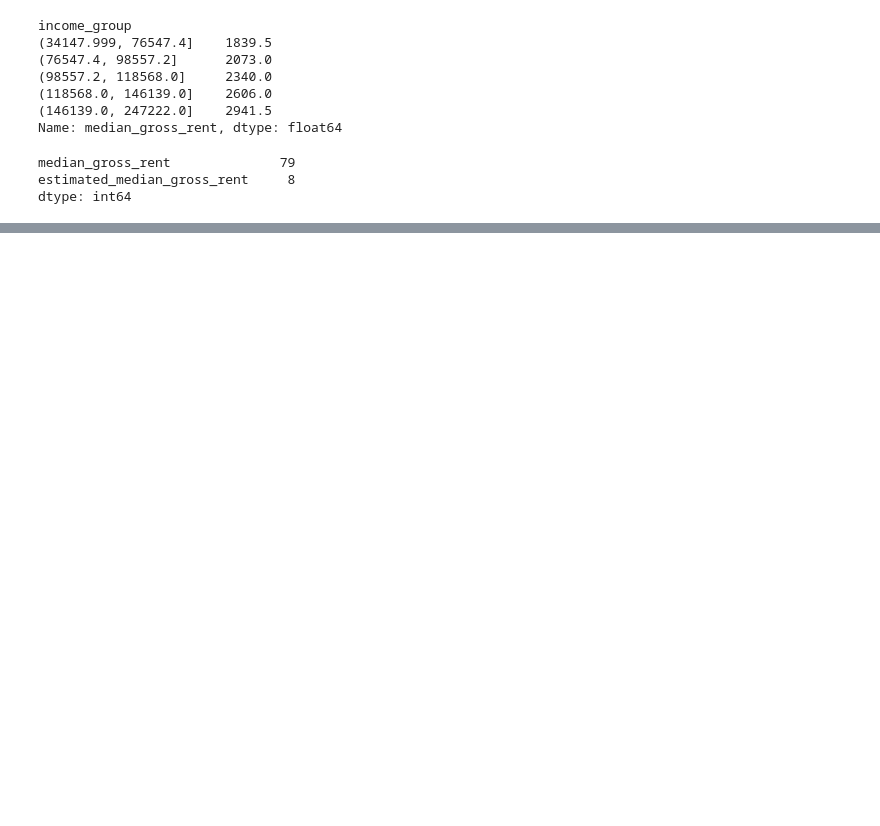
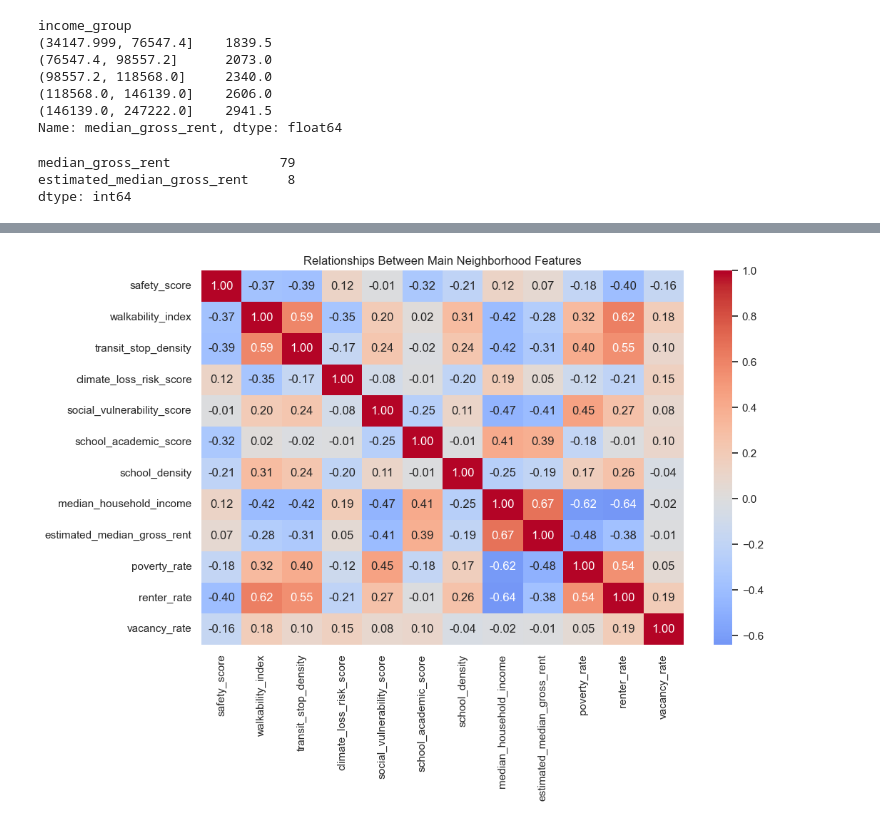
Before and after one commit to coco-martinez/san-diego-neighborhood-opportunity, a Jupyter notebook: notebooks/07_eda.ipynb, the cells around one changed output, grey strips where cells are left out. Saved outputs shown, nothing was run; the diff lists cells and outputs as text; code cells hidden in the pictures; blank space fills up the shorter version.

Commit message:
Progress on EDA, addressed null values, started looking into correlation and distribution

```diff
--- a/notebooks/07_eda.ipynb
+++ b/notebooks/07_eda.ipynb
@@ -657,0 +1113,8 @@ dtype: int64
+# %%
+# renaming the rent flag so it makes more sense now that all values have been imputed
+
+df = df.rename(
+    columns={
+        'rent_missing_flag': 'original_rent_missing_flag'
+    }
+)
@@ -657,0 +1245,38 @@ dtype: int64
+# %%
+# selecting the main features for relationship checks
+
+relationship_features = [
+    'safety_score',
+    'walkability_index',
+    'transit_stop_density',
+    'climate_loss_risk_score',
+    'social_vulnerability_score',
+    'school_academic_score',
+    'school_density',
+    'median_household_income',
+    'estimated_median_gross_rent',
+    'poverty_rate',
+    'renter_rate',
+    'vacancy_rate']
+
+relationship_corr = (
+    df[relationship_features]
+    .corr()
+    .round(2))
+# %%
+# plotting relationships between the main EDA features
+
+plt.figure(figsize=(11, 8))
+
+sns.heatmap(
+    relationship_corr,
+    annot=True,
+    fmt='.2f',
+    center=0,
+    cmap='coolwarm')
+
+plt.title('Relationships Between Main Neighborhood Features')
+plt.tight_layout()
+plt.show()
+# %% [output]
+[figure, added]
```
Also changed, not shown: parts of 39 cells of this notebook.
